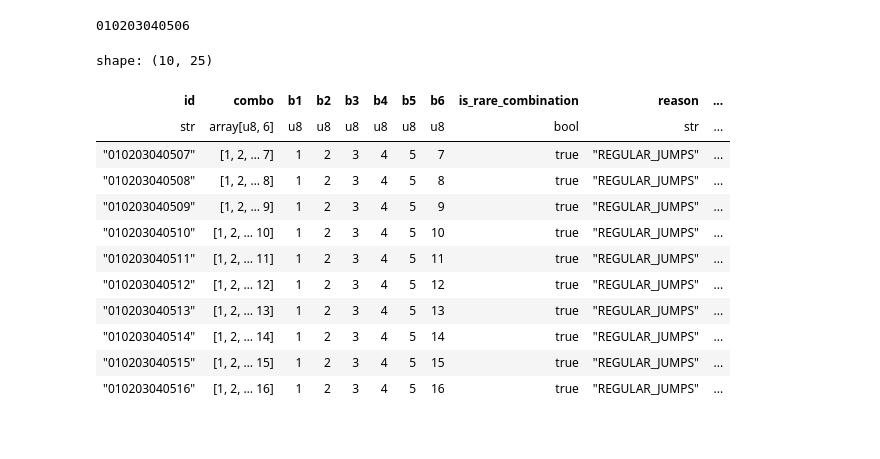
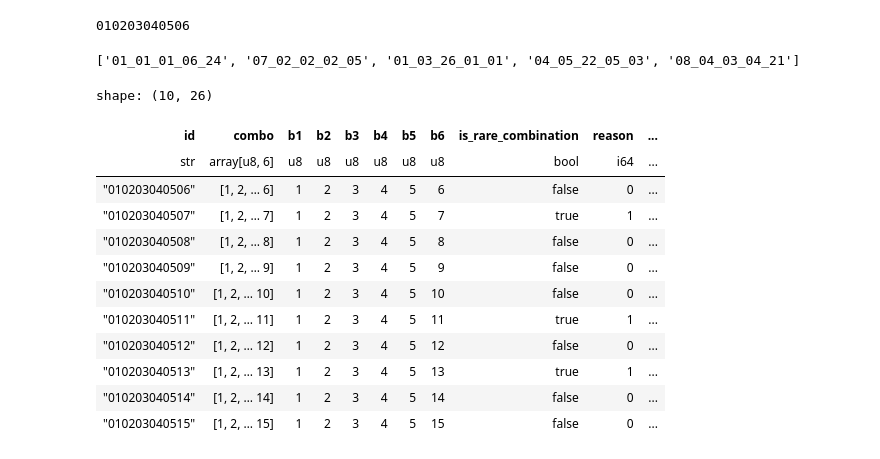
Before and after one commit to coins5/tinkapp.v4, a Jupyter notebook: explore_posibilities_v2.ipynb, the cells around one changed output. Cells and saved outputs as stored; diff of their text form; code cells hidden in the pictures.

Commit message:
jumps_map

```diff
--- a/explore_posibilities_v2.ipynb
+++ b/explore_posibilities_v2.ipynb
@@ -122,16 +119,30 @@ def check_shared_values (left_arr: List[float], right_arr: List[float]):
   return shared_values
 
 # iniciar comparacion desde aqui
+# %%
+with open('./jumps_map.json', 'r') as file:
+  JSON_JUMPS_MAP = set(json.load(file))
+
+print(list(JSON_JUMPS_MAP)[20:25])
+# %% [output]
+['01_01_01_06_24', '07_02_02_02_05', '01_03_26_01_01', '04_05_22_05_03', '08_04_03_04_21']
 # %%
 bolillas = range(1, TOTAL_NUMBERS + 1)
 # bolillas = range(1, 8)
 combos = combinations(bolillas, CHOOSE)
 
+
+
 lst = []
 for bolillas_int in combos:
+  str_jumps_map = jumps_map(bolillas_int)
+  if (str_jumps_map in JSON_JUMPS_MAP):
+    continue
+
   is_rare, reason = is_rare_combination(bolillas_int)
-  if (reason not in ['', 'REGULAR_JUMPS']):
+  if (reason not in [0, 1]):
     continue
+
 
   cols = []
   id = formalize_data(bolillas_int)
@@ -161,49 +172,52 @@ for bolillas_int in combos:
   cols.append(len(shared_values))
   cols.append(row_score)
 
+  cols.append(str_jumps_map)
+
   lst.append(cols)
 
 
 
 dfRows = pl.DataFrame(
   lst,
   schema=[
     'id', 'combo', 'b1', 'b2', 'b3', 'b4', 'b5', 'b6',
     'is_rare_combination', 'reason',
     "score_left_b1", "score_left_b2", "score_left_b3", "score_left_b4", "score_left_b5", "score_left_b6",
     "score_r8_b1", "score_r8_b2", "score_r8_b3", "score_r8_b4", "score_r8_b5", "score_r8_b6",
     # "score_lr_b1", "score_lr_b2", "score_lr_b3", "score_lr_b4", "score_lr_b5", "score_lr_b6",
     "shared_values", "shared_values_count",
-    "score_row"
+    "score_row",
+    "jumps_map"
   ],
   schema_overrides={
     'combo': pl.Array(pl.UInt8, 6),
     'b1': pl.UInt8,
     'b2': pl.UInt8,
     'b3': pl.UInt8,
     'b4': pl.UInt8,
     'b5': pl.UInt8,
     'b6': pl.UInt8,
     'shared_values_count': pl.UInt8
   },
   orient='row'
 )
 
 display(dfRows.head(10))
 # %% [output]
-shape: (10, 25)
+shape: (10, 26)
 | id | combo | b1 | b2 | b3 | b4 | b5 | b6 | is_rare_combination | reason | ... |
-| str | array[u8, 6] | u8 | u8 | u8 | u8 | u8 | u8 | bool | str | ... |
-| "010203040507" | [1, 2, … 7] | 1 | 2 | 3 | 4 | 5 | 7 | true | "REGULAR_JUMPS" | ... |
-| "010203040508" | [1, 2, … 8] | 1 | 2 | 3 | 4 | 5 | 8 | true | "REGULAR_JUMPS" | ... |
-| "010203040509" | [1, 2, … 9] | 1 | 2 | 3 | 4 | 5 | 9 | true | "REGULAR_JUMPS" | ... |
-| "010203040510" | [1, 2, … 10] | 1 | 2 | 3 | 4 | 5 | 10 | true | "REGULAR_JUMPS" | ... |
-| "010203040511" | [1, 2, … 11] | 1 | 2 | 3 | 4 | 5 | 11 | true | "REGULAR_JUMPS" | ... |
-| "010203040512" | [1, 2, … 12] | 1 | 2 | 3 | 4 | 5 | 12 | true | "REGULAR_JUMPS" | ... |
-| "010203040513" | [1, 2, … 13] | 1 | 2 | 3 | 4 | 5 | 13 | true | "REGULAR_JUMPS" | ... |
-| "010203040514" | [1, 2, … 14] | 1 | 2 | 3 | 4 | 5 | 14 | true | "REGULAR_JUMPS" | ... |
-| "010203040515" | [1, 2, … 15] | 1 | 2 | 3 | 4 | 5 | 15 | true | "REGULAR_JUMPS" | ... |
-| "010203040516" | [1, 2, … 16] | 1 | 2 | 3 | 4 | 5 | 16 | true | "REGULAR_JUMPS" | ... |
+| str | array[u8, 6] | u8 | u8 | u8 | u8 | u8 | u8 | bool | i64 | ... |
+| "010203040506" | [1, 2, … 6] | 1 | 2 | 3 | 4 | 5 | 6 | false | 0 | ... |
+| "010203040507" | [1, 2, … 7] | 1 | 2 | 3 | 4 | 5 | 7 | true | 1 | ... |
+| "010203040508" | [1, 2, … 8] | 1 | 2 | 3 | 4 | 5 | 8 | false | 0 | ... |
+| "010203040509" | [1, 2, … 9] | 1 | 2 | 3 | 4 | 5 | 9 | false | 0 | ... |
+| "010203040510" | [1, 2, … 10] | 1 | 2 | 3 | 4 | 5 | 10 | false | 0 | ... |
+| "010203040511" | [1, 2, … 11] | 1 | 2 | 3 | 4 | 5 | 11 | true | 1 | ... |
+| "010203040512" | [1, 2, … 12] | 1 | 2 | 3 | 4 | 5 | 12 | false | 0 | ... |
+| "010203040513" | [1, 2, … 13] | 1 | 2 | 3 | 4 | 5 | 13 | true | 1 | ... |
+| "010203040514" | [1, 2, … 14] | 1 | 2 | 3 | 4 | 5 | 14 | false | 0 | ... |
+| "010203040515" | [1, 2, … 15] | 1 | 2 | 3 | 4 | 5 | 15 | false | 0 | ... |
 # %%
 len(dfRows)
 # %% [output]
```
Also changed, not shown: parts of 4 cells of this notebook, 5 other files.
